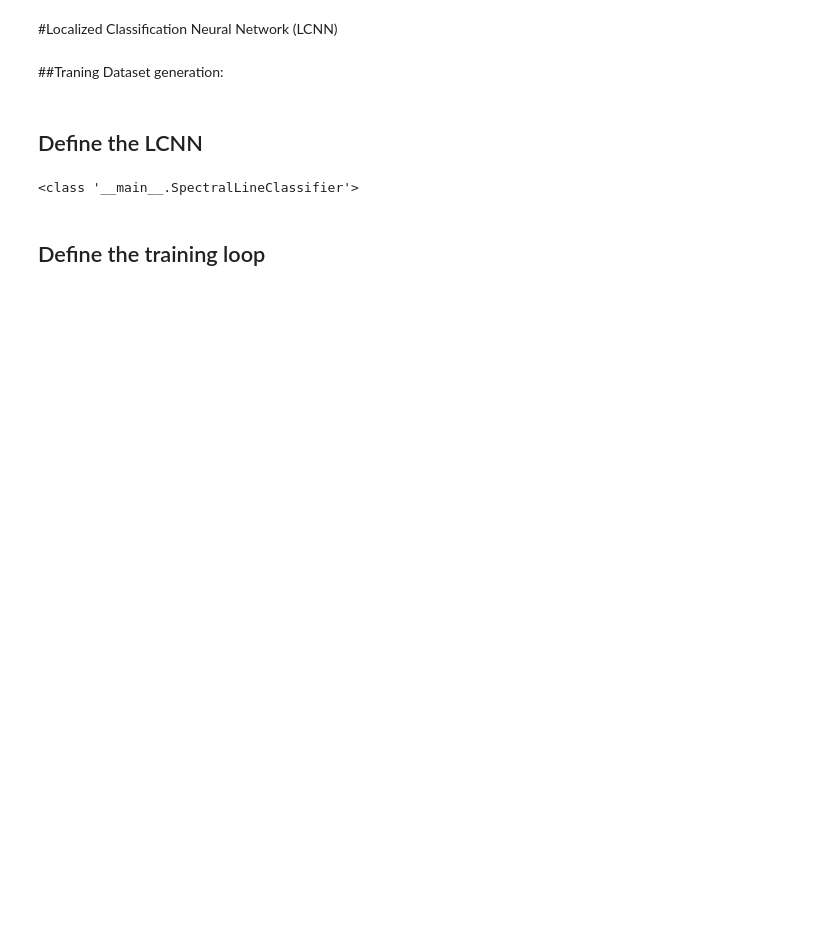
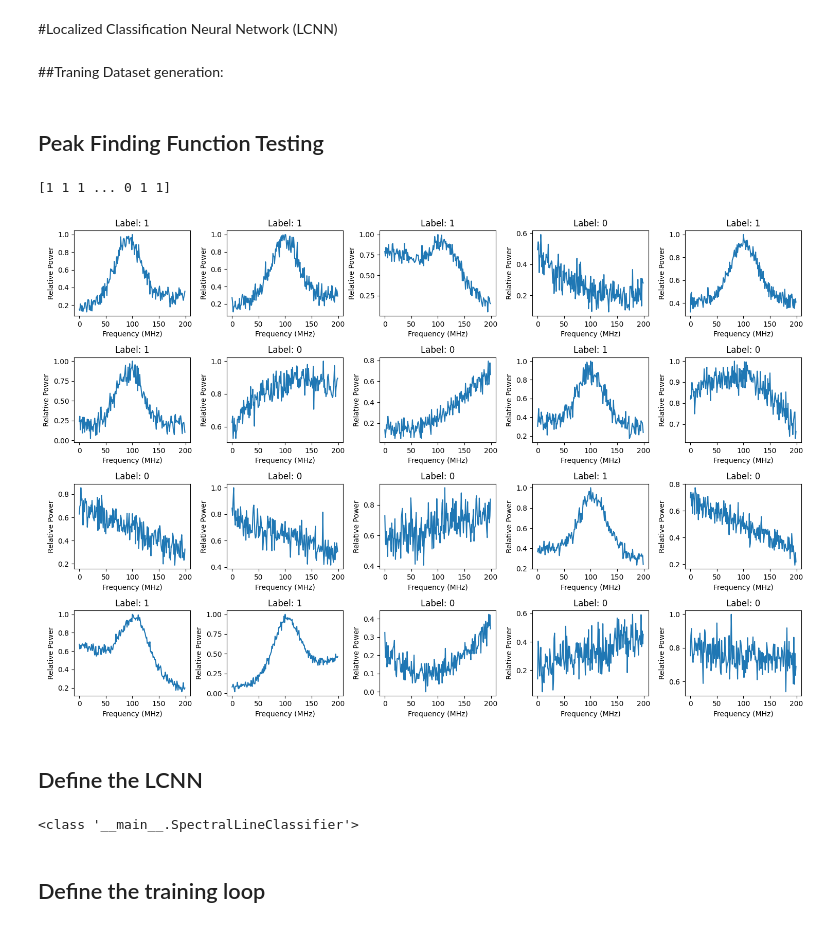
Before and after one commit to Astro-Beam/ASTRO, a Jupyter notebook: Neural Networks/Localized_Classification_Neural_Network.ipynb, the cells around one changed output. Saved outputs shown, nothing was run; the diff lists cells and outputs as text; code cells hidden in the pictures; blank space fills up the shorter version.

```diff
--- a/Neural Networks/Localized_Classification_Neural_Network.ipynb
+++ b/Neural Networks/Localized_Classification_Neural_Network.ipynb
@@ -337,6 +324,29 @@ def generate_training_data(n_samples, n_regions, region_size):
     signals = np.array(signals)
     labels = np.array(labels)
     return signals, labels
+# %% [markdown]
+## Peak Finding Function Testing
+# %%
+# Parameters
+n_samples = 1000
+region_size = 200
+n_regions = 5000
+
+# Pick sample signals from training data
+signals, labels = generate_training_data(n_samples, n_regions, region_size)
+
+#Plot 20 sample signals in a figure, along with their respective label
+fig, axs = plt.subplots(4, 5, figsize=(15, 10))
+for i in range(20):
+    axs[i // 5, i % 5].plot(signals[i])
+    axs[i // 5, i % 5].set_title(f"Label: {labels[i]}")
+    axs[i // 5, i % 5].set_xlabel('Frequency (MHz)')
+    axs[i // 5, i % 5].set_ylabel('Relative Power')
+plt.tight_layout()
+plt.show()
+# %% [output]
+[1 1 1 ... 0 1 1]
+[figure, added]
 # %% [markdown]
 ## Define the LCNN
 # %%
```
Also changed, not shown: parts of 7 cells of this notebook.
